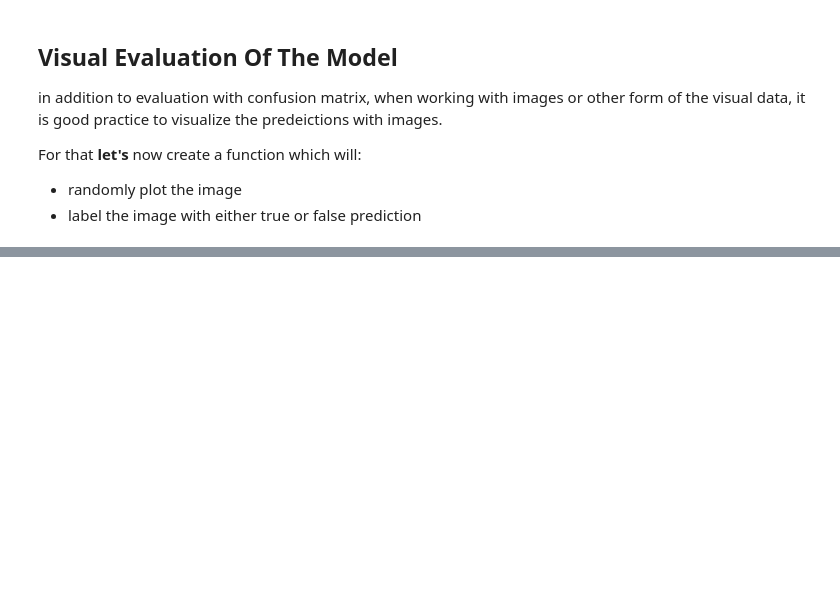
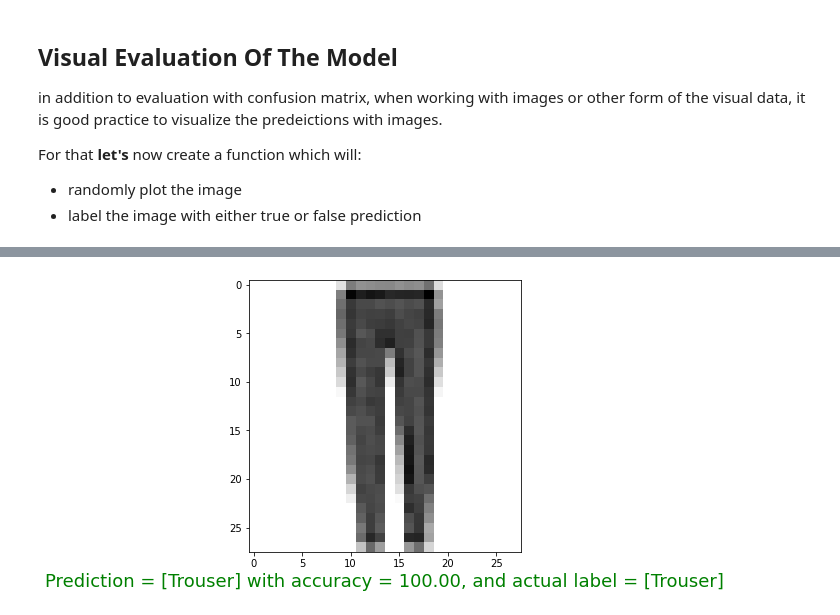
Before and after one commit to Wasim-Zaman/deep_learning_with_tensorflow, a Jupyter notebook: Neural_Network_Classification_With_TensorFlow.ipynb, the cells around one changed output, grey strips where cells are left out. Cells and saved outputs as stored; diff of their text form; code cells hidden in the pictures; blank space fills up the shorter version.

```diff
--- a/Neural_Network_Classification_With_TensorFlow.ipynb
+++ b/Neural_Network_Classification_With_TensorFlow.ipynb
@@ -1535,13 +1540,37 @@ def plot_rand_image(model, images, true_labels, classes):
   import random
   import matplotlib.pyplot as plt
 
+  # setting the size of the figure
+  plt.figure(figsize = (5,5))
+
   # create a random number for a random image ploting
   rand = random.randint(0, len(images))
 
   # create a target image
-  targer_image = images[rand]
-  pred_probs = model14.predict(true_labels).reshape(1, 28, 28)
-  target_label = classes[pred_probs.argmax()]
-  actual_label = true_labels[rand]
+  target_image = images[rand]
 
-  print (target_label, actual_label)
+  # check how the model is predicting in his own
+  pred_probs = model.predict(target_image.reshape(1, 28, 28)) # reshape it because we need only one picture
+
+  # let's see what our model predicts and what the actual thing is
+  pred_label = classes[pred_probs.argmax()]
+  actual_label = classes[true_labels[rand]]
+
+  # print(target_label, actual_label)
+
+  # changing the color of the image label based on its prediction
+  if pred_label == actual_label:
+    color = 'green'
+  else:
+    color = 'red'
+
+  # Plot the image with its predicted and actual label
+  plt.imshow(target_image, cmap=plt.cm.binary)
+  plt.xlabel(f"Prediction = [{pred_label}] with accuracy = {tf.reduce_max(pred_probs) * 100 :.2f}, and actual label = [{actual_label}]",
+             color=color,
+             size=18)
+# %%
+plot_rand_image(model=model14, images=test_data,
+                true_labels=test_labels,
+                classes=list_of_products)
+# %% [output]
@@ -1547,0 +1578 @@ def plot_rand_image(model, images, true_labels, classes):
+[figure, added]
```
Also changed, not shown: parts of 9 cells of this notebook.
